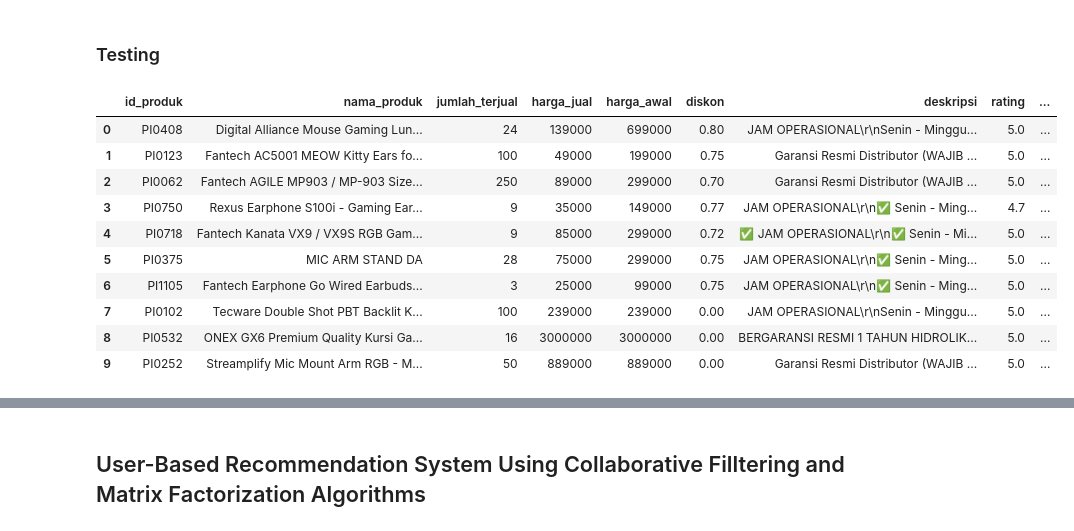
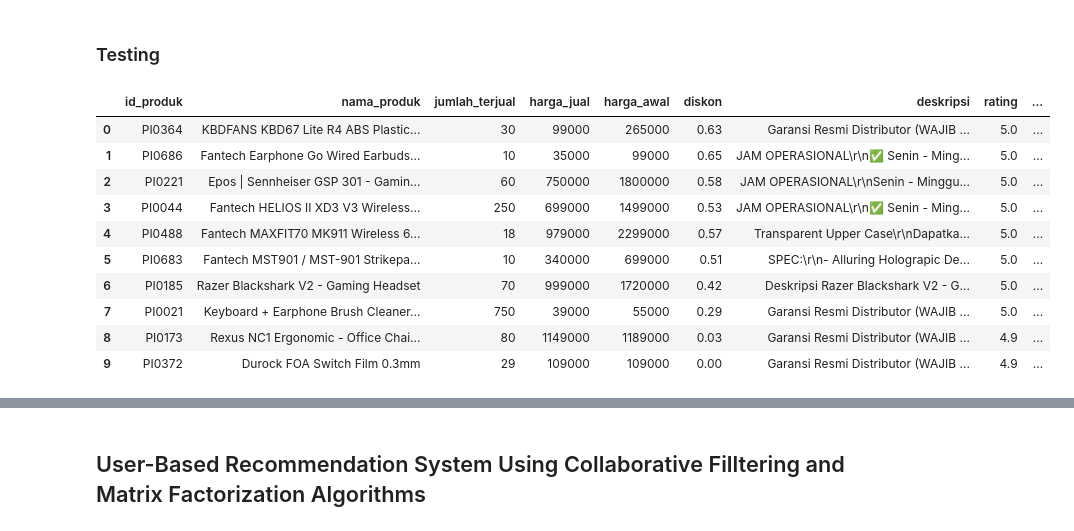
Before and after one commit to picessakresna/GoodGamingShop-Recommendation-Website, a Jupyter notebook: final-project/data-analysis/analysis-goodgamingshop1 (1).ipynb, the cells around one changed output, grey strips where cells are left out. Cells and saved outputs as stored; diff of their text form; code cells hidden in the pictures.

```diff
--- a/final-project/data-analysis/analysis-goodgamingshop1 (1).ipynb
+++ b/final-project/data-analysis/analysis-goodgamingshop1 (1).ipynb
@@ -488,18 +488,18 @@ def get_recommendations(product_ids, user_id, df_products, df_reviews, pivot_tab
 # %%
 product_ids = ['PI0088', 'PI0188']
 user_id = 'UI0008'
-recommendations = get_recommendations(product_ids, user_id, df_products, df_reviews, pivot_table, indices, cosine_sim_tfidf, num_scores, cosine_sim_cf, algo, 10)
+recommendations = get_recommendations(product_ids, user_id, df_products, df_reviews, pivot_table, indices, cosine_sim_tfidf, num_scores, cosine_sim_cf, algo, 120)
 recommendations = pd.json_normalize(recommendations)
-recommendations
+recommendations.head(10)
 # %% [output]
 |  | id_produk | nama_produk | jumlah_terjual | harga_jual | harga_awal | diskon | deskripsi | rating | ... |
-| 0 | PI0408 | Digital Alliance Mouse Gaming Lun... | 24 | 139000 | 699000 | 0.80 | JAM OPERASIONAL\r\nSenin - Minggu... | 5.0 | ... |
-| 1 | PI0123 | Fantech AC5001 MEOW Kitty Ears fo... | 100 | 49000 | 199000 | 0.75 | Garansi Resmi Distributor (WAJIB ... | 5.0 | ... |
-| 2 | PI0062 | Fantech AGILE MP903 / MP-903 Size... | 250 | 89000 | 299000 | 0.70 | Garansi Resmi Distributor (WAJIB ... | 5.0 | ... |
-| 3 | PI0750 | Rexus Earphone S100i - Gaming Ear... | 9 | 35000 | 149000 | 0.77 | JAM OPERASIONAL\r\n✅ Senin - Ming... | 4.7 | ... |
-| 4 | PI0718 | Fantech Kanata VX9 / VX9S RGB Gam... | 9 | 85000 | 299000 | 0.72 | ✅ JAM OPERASIONAL\r\n✅ Senin - Mi... | 5.0 | ... |
-| 5 | PI0375 | MIC ARM STAND DA | 28 | 75000 | 299000 | 0.75 | JAM OPERASIONAL\r\n✅ Senin - Ming... | 5.0 | ... |
-| 6 | PI1105 | Fantech Earphone Go Wired Earbuds... | 3 | 25000 | 99000 | 0.75 | JAM OPERASIONAL\r\n✅ Senin - Ming... | 5.0 | ... |
-| 7 | PI0102 | Tecware Double Shot PBT Backlit K... | 100 | 239000 | 239000 | 0.00 | JAM OPERASIONAL\r\nSenin - Minggu... | 5.0 | ... |
-| 8 | PI0532 | ONEX GX6 Premium Quality Kursi Ga... | 16 | 3000000 | 3000000 | 0.00 | BERGARANSI RESMI 1 TAHUN HIDROLIK... | 5.0 | ... |
-| 9 | PI0252 | Streamplify Mic Mount Arm RGB - M... | 50 | 889000 | 889000 | 0.00 | Garansi Resmi Distributor (WAJIB ... | 5.0 | ... |
+| 0 | PI0364 | KBDFANS KBD67 Lite R4 ABS Plastic... | 30 | 99000 | 265000 | 0.63 | Garansi Resmi Distributor (WAJIB ... | 5.0 | ... |
+| 1 | PI0686 | Fantech Earphone Go Wired Earbuds... | 10 | 35000 | 99000 | 0.65 | JAM OPERASIONAL\r\n✅ Senin - Ming... | 5.0 | ... |
+| 2 | PI0221 | Epos | Sennheiser GSP 301 - Gamin... | 60 | 750000 | 1800000 | 0.58 | JAM OPERASIONAL\r\nSenin - Minggu... | 5.0 | ... |
+| 3 | PI0044 | Fantech HELIOS II XD3 V3 Wireless... | 250 | 699000 | 1499000 | 0.53 | JAM OPERASIONAL\r\n✅ Senin - Ming... | 5.0 | ... |
+| 4 | PI0488 | Fantech MAXFIT70 MK911 Wireless 6... | 18 | 979000 | 2299000 | 0.57 | Transparent Upper Case\r\nDapatka... | 5.0 | ... |
+| 5 | PI0683 | Fantech MST901 / MST-901 Strikepa... | 10 | 340000 | 699000 | 0.51 | SPEC:\r\n- Alluring Holograpic De... | 5.0 | ... |
+| 6 | PI0185 | Razer Blackshark V2 - Gaming Headset | 70 | 999000 | 1720000 | 0.42 | Deskripsi Razer Blackshark V2 - G... | 5.0 | ... |
+| 7 | PI0021 | Keyboard + Earphone Brush Cleaner... | 750 | 39000 | 55000 | 0.29 | Garansi Resmi Distributor (WAJIB ... | 5.0 | ... |
+| 8 | PI0173 | Rexus NC1 Ergonomic - Office Chai... | 80 | 1149000 | 1189000 | 0.03 | Garansi Resmi Distributor (WAJIB ... | 4.9 | ... |
+| 9 | PI0372 | Durock FOA Switch Film 0.3mm | 29 | 109000 | 109000 | 0.00 | Garansi Resmi Distributor (WAJIB ... | 4.9 | ... |
```
Also changed, not shown: parts of 7 cells of this notebook.
